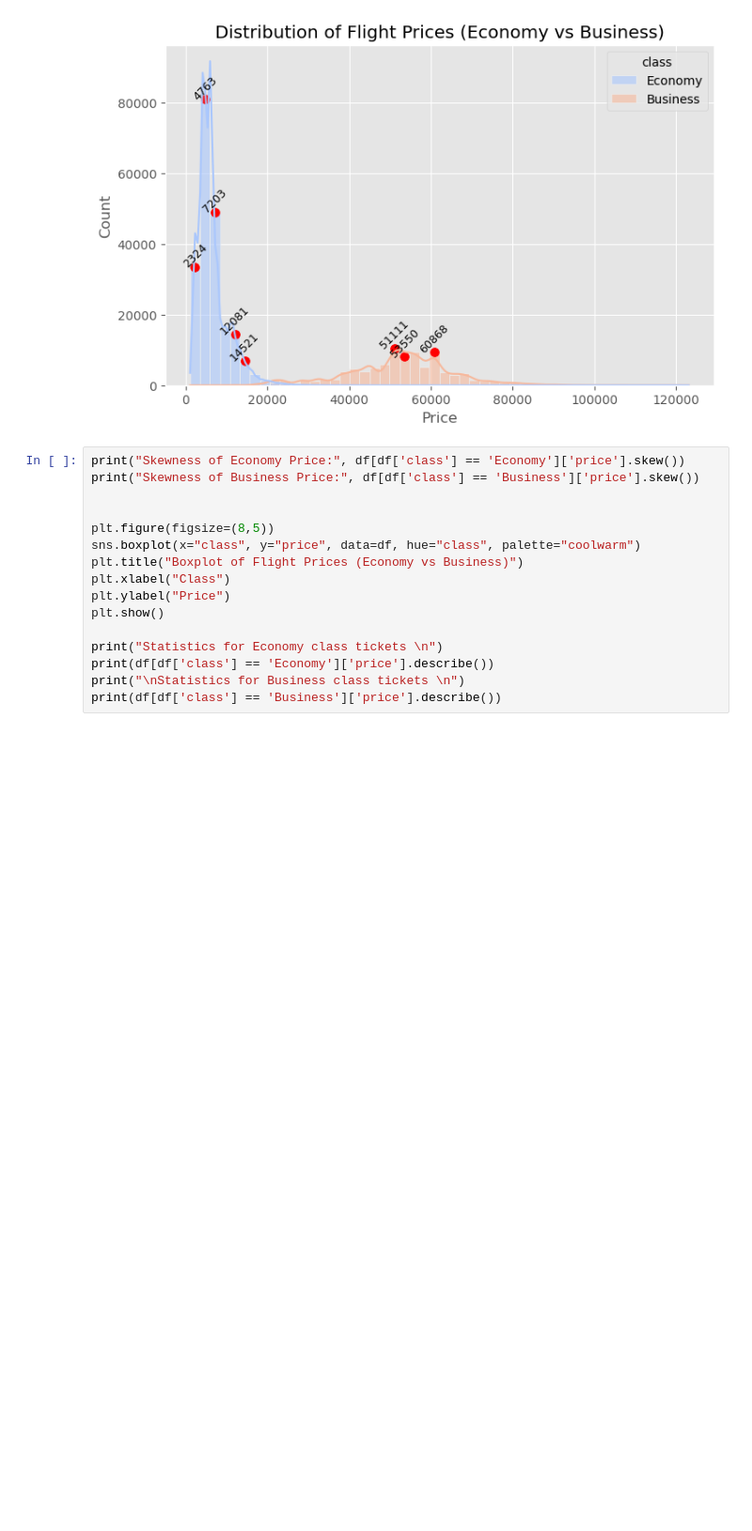
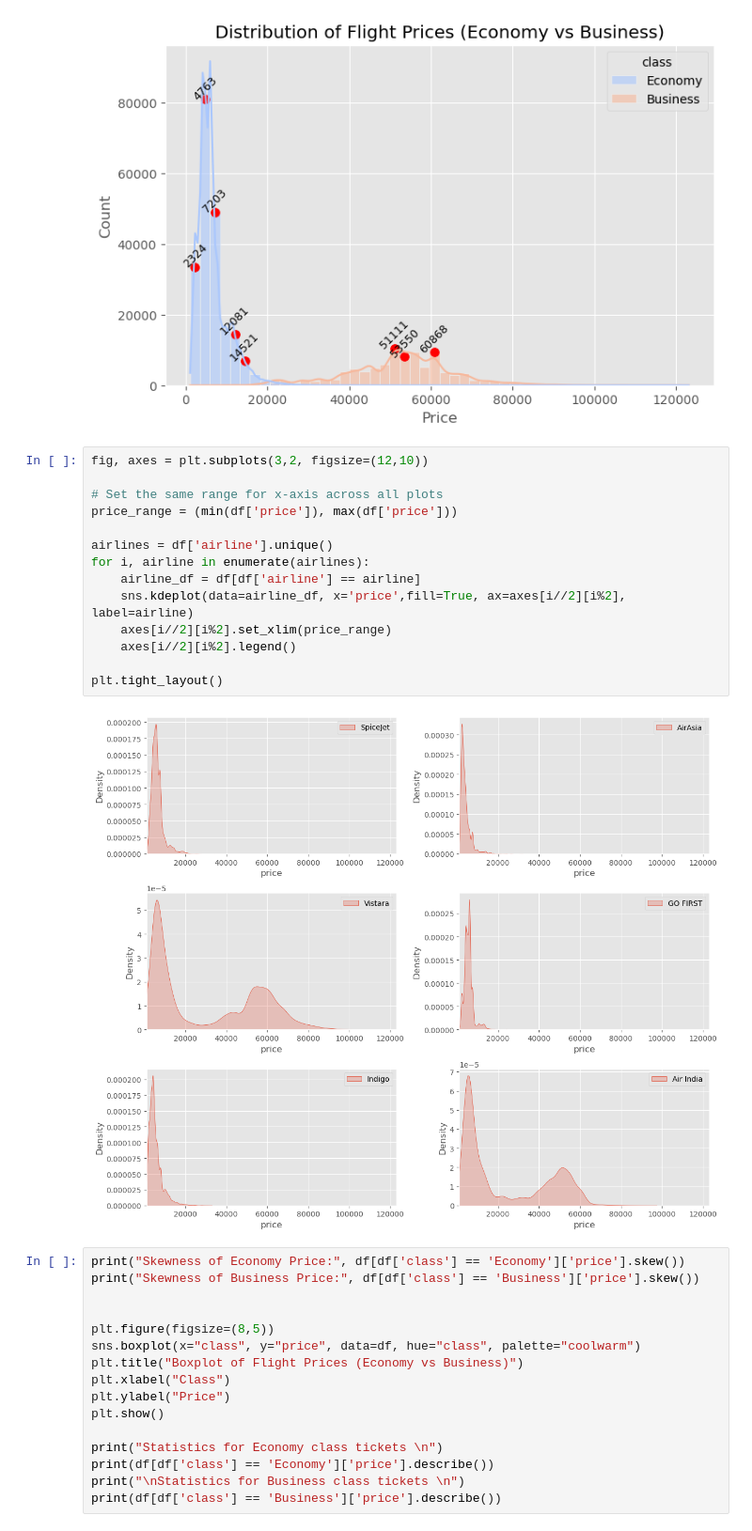
Before and after one commit to vatsal-afk/automobile-eda, a Jupyter notebook: visualization.ipynb, the cells around one changed output. Shown at 94% size. Cells and saved outputs as stored; diff of their text form; blank space fills up the shorter version.

```diff
--- a/visualization.ipynb
+++ b/visualization.ipynb
@@ -136,6 +168,22 @@ plt.title("Distribution of Flight Prices (Economy vs Business)")
 plt.show()
 # %% [output]
 [figure]
+# %%
+fig, axes = plt.subplots(3,2, figsize=(12,10))
+
+# Set the same range for x-axis across all plots
+price_range = (min(df['price']), max(df['price']))
+
+airlines = df['airline'].unique()
+for i, airline in enumerate(airlines):
+    airline_df = df[df['airline'] == airline]
+    sns.kdeplot(data=airline_df, x='price',fill=True, ax=axes[i//2][i%2], label=airline)
+    axes[i//2][i%2].set_xlim(price_range)
+    axes[i//2][i%2].legend()
+
+plt.tight_layout()
+# %% [output]
+[figure, added]
 # %%
 print("Skewness of Economy Price:", df[df['class'] == 'Economy']['price'].skew())
 print("Skewness of Business Price:", df[df['class'] == 'Business']['price'].skew())
```
Also changed, not shown: parts of 3 cells of this notebook.
